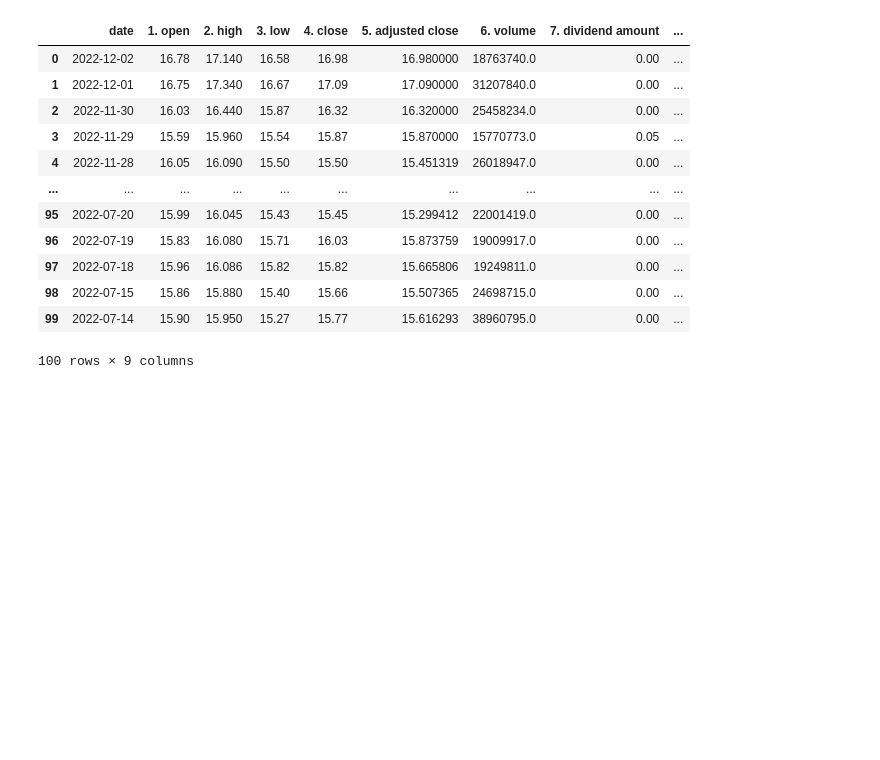
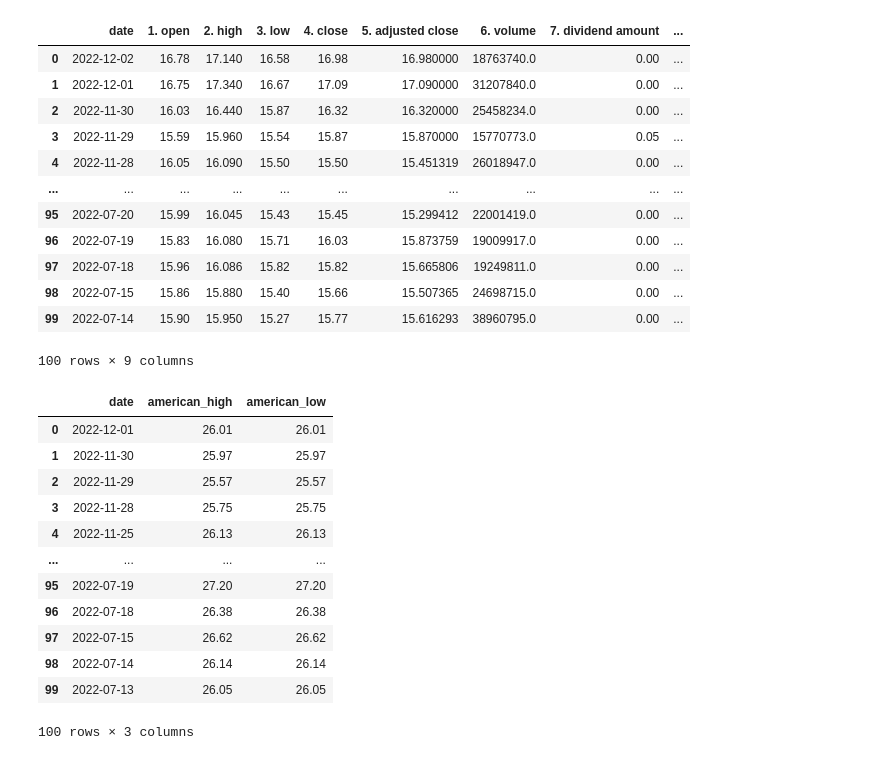
Before and after one commit to AIDA-Saskatchewan-polytechnic/Final_project_by_Naveen-Nilesh, a Jupyter notebook: Source/final_project.ipynb, the cells around one changed output. Saved outputs shown, nothing was run; the diff lists cells and outputs as text; code cells hidden in the pictures; blank space fills up the shorter version.

Commit message:
Renaming and accessing only date, daily high & low

```diff
--- a/Source/final_project.ipynb
+++ b/Source/final_project.ipynb
@@ -199,3 +199,21 @@ dataFrame_precious_metals
 | 98 | 2022-07-15 | 15.86 | 15.880 | 15.40 | 15.66 | 15.507365 | 24698715.0 | 0.00 | ... |
 | 99 | 2022-07-14 | 15.90 | 15.950 | 15.27 | 15.77 | 15.616293 | 38960795.0 | 0.00 | ... |
 100 rows × 9 columns
+# %%
+#Renaming and accessing only date, daily high and low data of american market
+dataFrame_american = dataFrame_american[['date','2. high','3. low']].rename(columns={"2. high":"american_high","3. low":"american_low"})
+dataFrame_american
+# %% [output]
+|  | date | american_high | american_low |
+| 0 | 2022-12-01 | 26.01 | 26.01 |
+| 1 | 2022-11-30 | 25.97 | 25.97 |
+| 2 | 2022-11-29 | 25.57 | 25.57 |
+| 3 | 2022-11-28 | 25.75 | 25.75 |
+| 4 | 2022-11-25 | 26.13 | 26.13 |
+| ... | ... | ... | ... |
+| 95 | 2022-07-19 | 27.20 | 27.20 |
+| 96 | 2022-07-18 | 26.38 | 26.38 |
+| 97 | 2022-07-15 | 26.62 | 26.62 |
+| 98 | 2022-07-14 | 26.14 | 26.14 |
+| 99 | 2022-07-13 | 26.05 | 26.05 |
+100 rows × 3 columns
```
Also changed, not shown: parts of 4 cells of this notebook.
